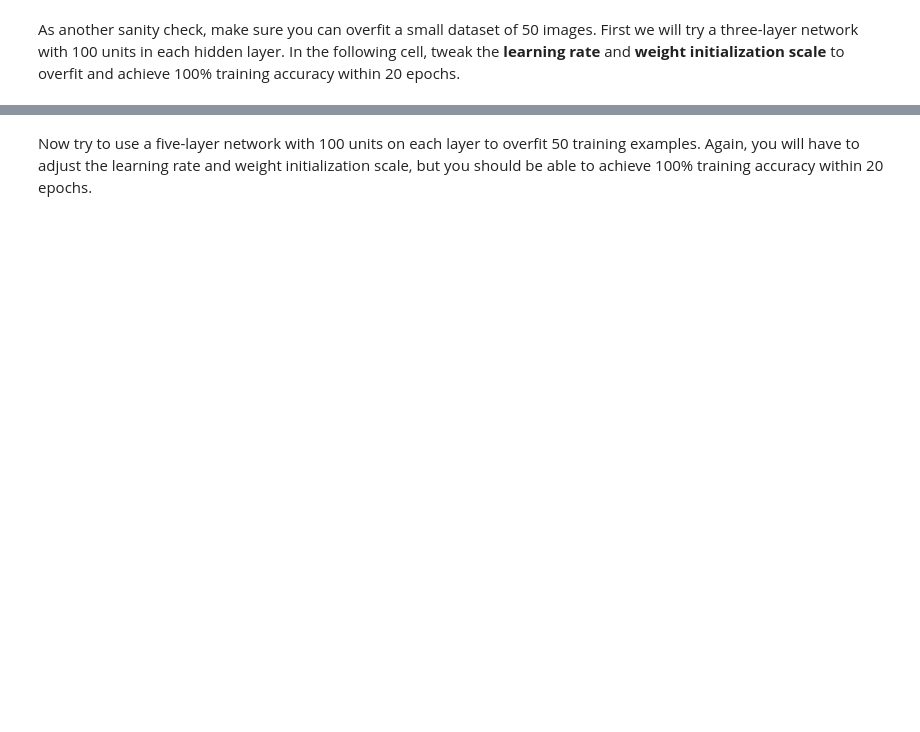
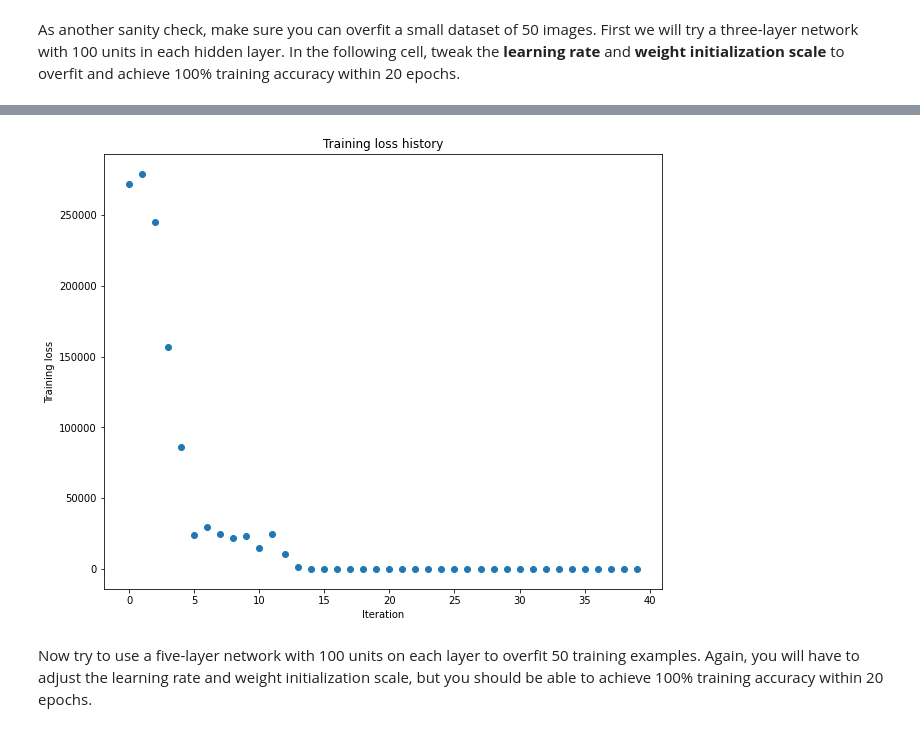
Before and after one commit to rahiakela/cs231n-convolutional-neural-networks-for-visual-recognition, a Jupyter notebook: assignment2/FullyConnectedNets.ipynb, the cells around one changed output, grey strips where cells are left out. Saved outputs shown, nothing was run; the diff lists cells and outputs as text; code cells hidden in the pictures; blank space fills up the shorter version.

```diff
--- a/assignment2/FullyConnectedNets.ipynb
+++ b/assignment2/FullyConnectedNets.ipynb
@@ -360,17 +495,11 @@ small_data = {
   'y_val': data['y_val'],
 }
 
-weight_scale = 1e-2   # Experiment with this!
+weight_scale = 1      # Experiment with this!
 learning_rate = 1e-4  # Experiment with this!
-model = FullyConnectedNet([100, 100],
-              weight_scale=weight_scale, dtype=np.float64)
-solver = Solver(model, small_data,
-                print_every=10, num_epochs=20, batch_size=25,
-                update_rule='sgd',
-                optim_config={
-                  'learning_rate': learning_rate,
-                }
-         )
+model = FullyConnectedNet([100, 100], weight_scale=weight_scale, dtype=np.float64)
+solver = Solver(model, small_data, print_every=10, num_epochs=20, batch_size=25,
+                update_rule='sgd', optim_config={ 'learning_rate': learning_rate, })
 solver.train()
 
 plt.plot(solver.loss_history, 'o')
@@ -378,3 +507,4 @@ plt.title('Training loss history')
 plt.xlabel('Iteration')
 plt.ylabel('Training loss')
 plt.show()
+# %% [output]
@@ -381,3 +528,4 @@ plt.show()
+[figure, added]
 # %% [markdown]
 Now try to use a five-layer network with 100 units on each layer to overfit 50 training examples. Again, you will have to adjust the learning rate and weight initialization scale, but you should be able to achieve 100% training accuracy within 20 epochs.
 # %%
```
Also changed, not shown: parts of 29 cells of this notebook.
